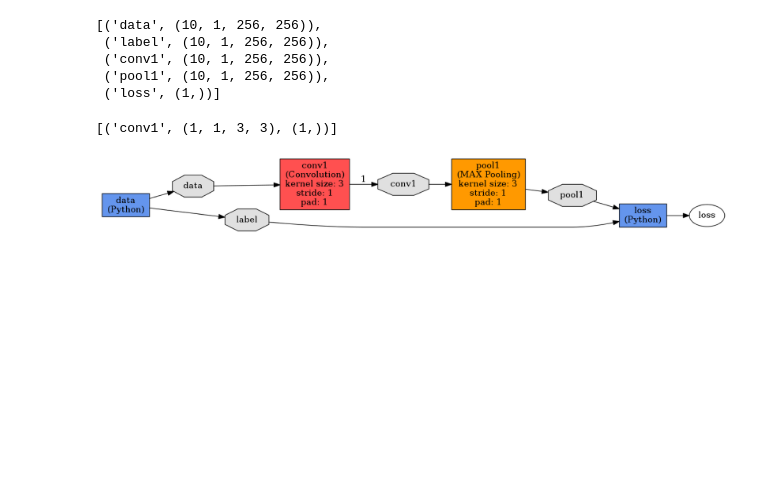
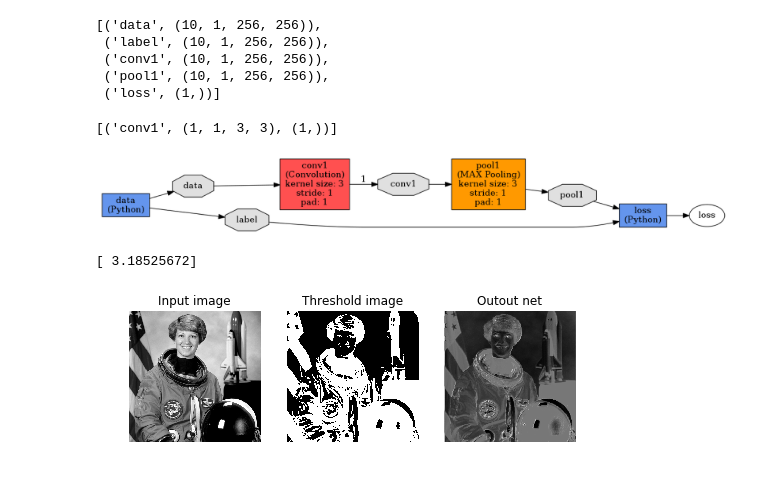
Before and after one commit to pedrodiamel/nettutorial, a Jupyter notebook: icaffelayer.ipynb, the cells around one changed output. Saved outputs shown, nothing was run; the diff lists cells and outputs as text; code cells hidden in the pictures; blank space fills up the shorter version.

```diff
--- a/icaffelayer.ipynb
+++ b/icaffelayer.ipynb
@@ -168,3 +168,9 @@ plt.axis('off')
 plt.show();
 # %% [output]
 [figure]
+# %%
+# forward
+out = net.forward();
+print(out['loss'])
+# %% [output]
+[ 3.18525672]
@@ -170,0 +188,37 @@ plt.show();
+# %%
+# test
+# original image
+net = caffe.Net('test.prototxt',caffe.TEST);
+
+image = color.rgb2gray(data.astronaut());
+#im = np.array(Image.open('cat_gray.jpg'));
+im_input = image[np.newaxis, np.newaxis, :, :];
+net.blobs['data'].reshape(*im_input.shape);
+net.blobs['data'].data[...] = im_input;
+out = net.forward();
+imout = out['pool1'];
+
+# threshold image
+mu = 0.5;
+imbw  = (image < mu);
+
+
+fig, (ax1, ax2, ax3) = plt.subplots(1, 3, figsize=(8, 4), sharex=True, sharey=True)
+ax1.axis('off')
+ax1.imshow(image, cmap=plt.cm.gray)
+ax1.set_title('Input image')
+ax1.set_adjustable('box-forced')
+
+ax2.axis('off')
+ax2.imshow(imbw, cmap=plt.cm.gray)
+ax2.set_title('Threshold image')
+ax2.set_adjustable('box-forced')
+
+ax3.axis('off')
+ax3.imshow(imout[0,0,:,:], cmap=plt.cm.gray)
+ax3.set_title('Outout net')
+ax3.set_adjustable('box-forced')
+
+plt.show()
+# %% [output]
+[figure, added]
```
Also changed, not shown: parts of 4 cells of this notebook, 3 other files.
